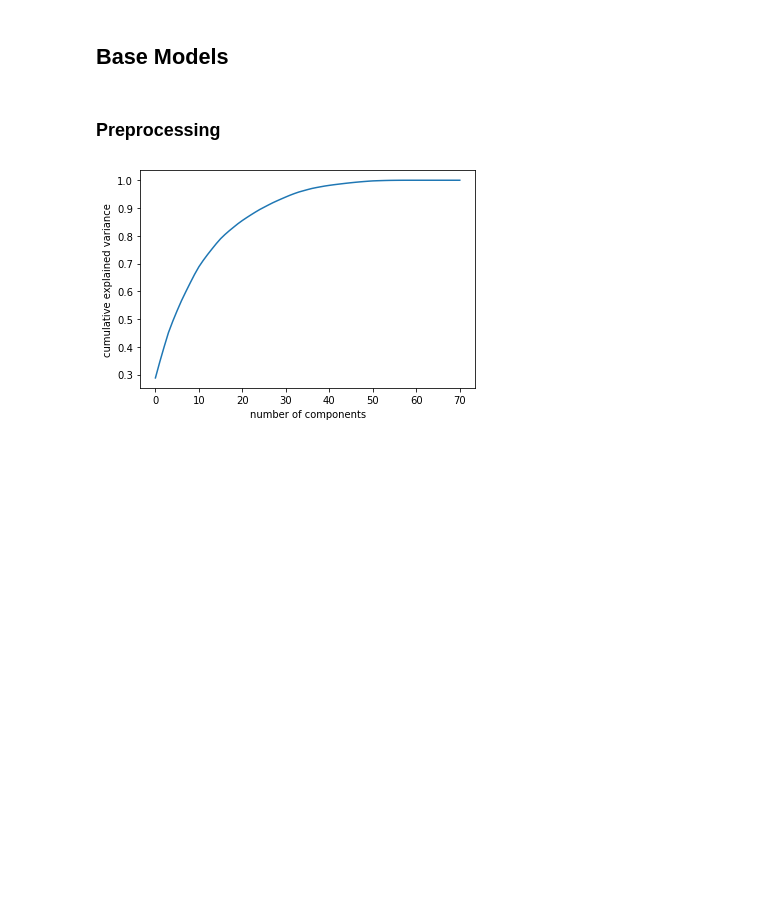
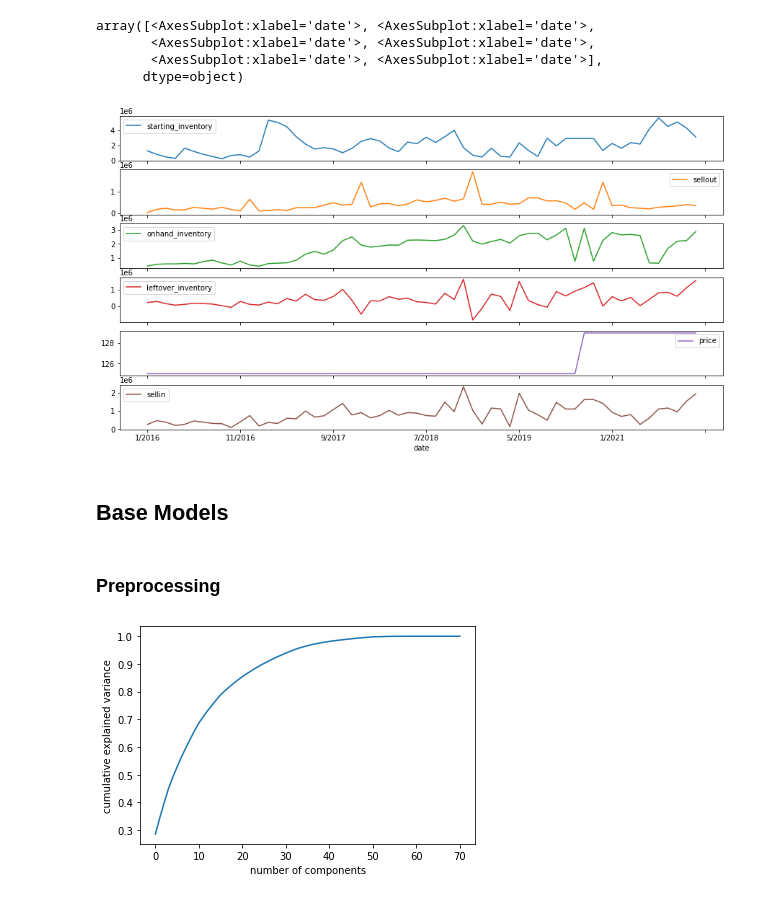
Before and after one commit to n3lly43/fossil-stock-forecasting-challenge, a Jupyter notebook: Fossil Demand Forecast Experiments.ipynb, the cells around one changed output. Drawn from its saved outputs; the diff is of its cells as text; code cells hidden in the pictures; blank space fills up the shorter version.

```diff
--- a/Fossil Demand Forecast Experiments.ipynb
+++ b/Fossil Demand Forecast Experiments.ipynb
@@ -13,0 +38,4 @@ MODEL_CHECKPOINT_DIR = f'{DATA_DIR}/models'
+# %%
+exp_train = train_df.copy()
+exp_train['date'] = exp_train['month'].astype(str)+'/'+exp_train['year'].astype(str)
+exp_train = exp_train.set_index(exp_train['date'])
@@ -14,3 +91,11 @@ MODEL_CHECKPOINT_DIR = f'{DATA_DIR}/models'
+# %%
+exp_train[exp_train['sku_name']==sample[89]].sort_values(['year','month'])[factors+['sellin']].plot(subplots=True, figsize=(15,8))
+# %% [output]
+array([<AxesSubplot:xlabel='date'>, <AxesSubplot:xlabel='date'>,
+       <AxesSubplot:xlabel='date'>, <AxesSubplot:xlabel='date'>,
+       <AxesSubplot:xlabel='date'>, <AxesSubplot:xlabel='date'>],
+      dtype=object)
+[figure, added]
 # %% [markdown]
 ## Base Models
 # %% [markdown]
```
Also changed, not shown: parts of 39 cells of this notebook, 26 other files.
